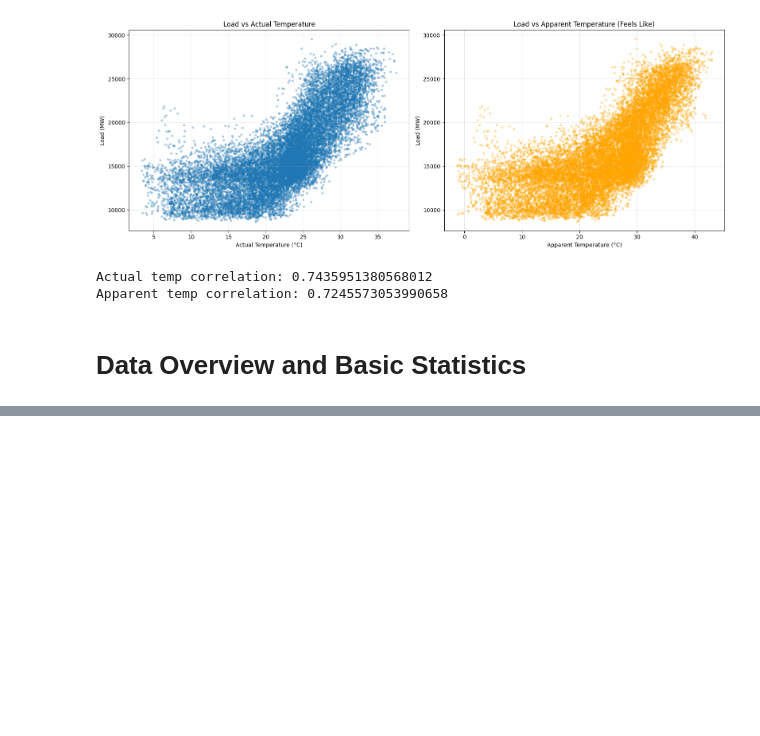
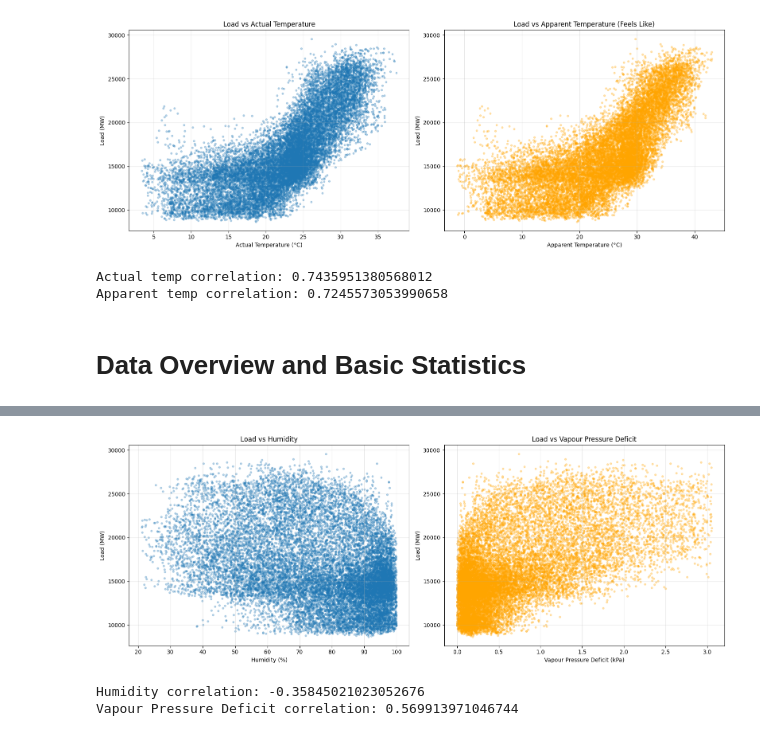
Before and after one commit to ankhanhcute/Prenergyze, a Jupyter notebook: backend/notebooks/03_eda.ipynb, the cells around one changed output, grey strips where cells are left out. Cells and saved outputs as stored; diff of their text form; code cells hidden in the pictures; blank space fills up the shorter version.

```diff
--- a/backend/notebooks/03_eda.ipynb
+++ b/backend/notebooks/03_eda.ipynb
@@ -125,0 +195,25 @@ Apparent temp correlation: 0.7245573053990658
+# %%
+fig, axes = plt.subplots(1, 2, figsize=(16,6))
+
+axes[0].scatter(merged_data['relative_humidity_2m'], merged_data['load'], alpha=0.3, s=10)
+axes[0].set_xlabel('Humidity (%)')
+axes[0].set_ylabel('Load (MW)')
+axes[0].set_title('Load vs Humidity')
+axes[0].grid(True, alpha=0.3)
+
+axes[1].scatter(merged_data['vapour_pressure_deficit'], merged_data['load'], alpha=0.3, s=10, color='orange')
+axes[1].set_xlabel('Vapour Pressure Deficit (kPa)')
+axes[1].set_ylabel('Load (MW)')
+axes[1].set_title('Load vs Vapour Pressure Deficit')
+axes[1].grid(True, alpha=0.3)
+
+plt.tight_layout()
+plt.show()
+# %% [output]
+[figure, added]
+# %%
+print("Humidity correlation:", merged_data['load'].corr(merged_data['relative_humidity_2m']))
+print("Vapour Pressure Deficit correlation:", merged_data['load'].corr(merged_data['vapour_pressure_deficit']))
+# %% [output]
+Humidity correlation: -0.35845021023052676
+Vapour Pressure Deficit correlation: 0.569913971046744
```
Also changed, not shown: parts of 7 cells of this notebook.
